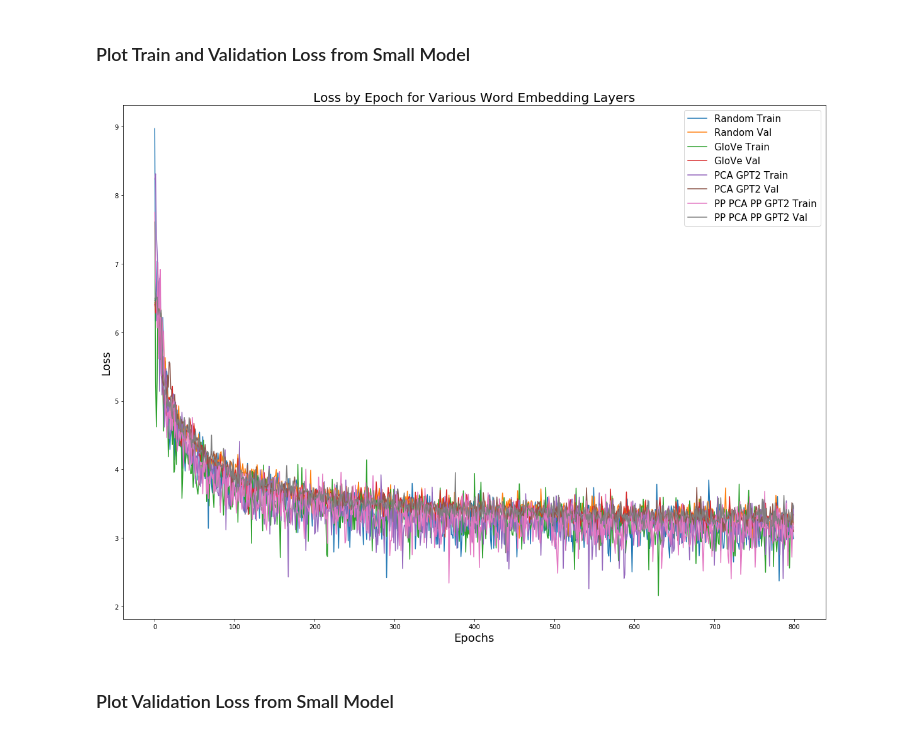
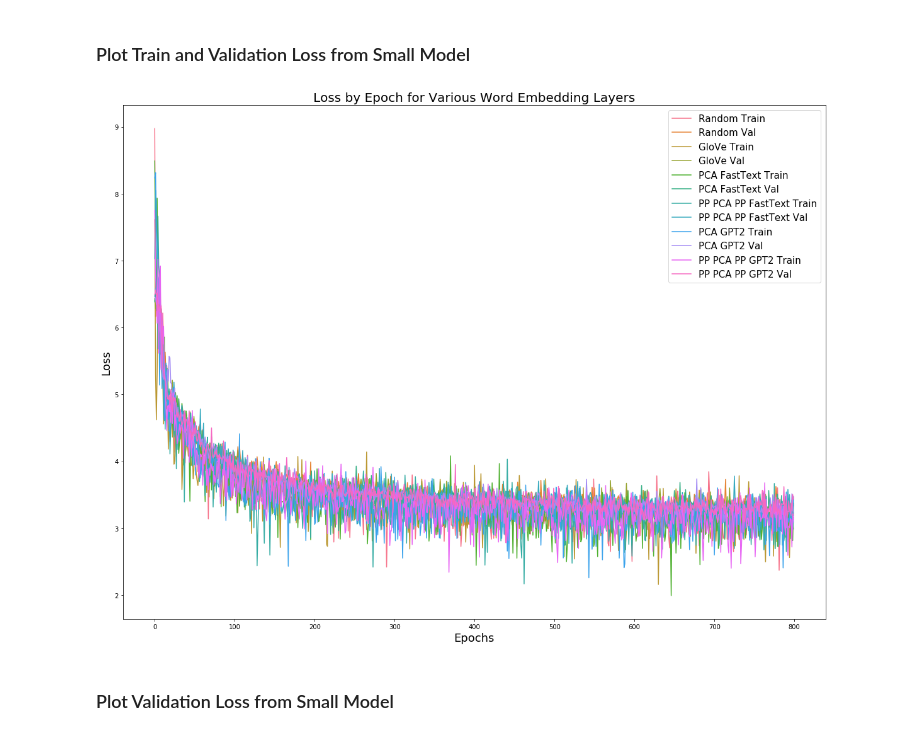
Before and after one commit to federated-learning-experiments/fl-text-models, a Jupyter notebook: notebooks/compare_embedding_layers.ipynb, the cells around one changed output. Cells and saved outputs as stored; diff of their text form; code cells hidden in the pictures.

```diff
--- a/notebooks/compare_embedding_layers.ipynb
+++ b/notebooks/compare_embedding_layers.ipynb
@@ -35,15 +41,15 @@ glove_train_accuracy = np.load('embedding_layer_results/glove_{}/train_accuracy.
 glove_val_loss = np.load('embedding_layer_results/glove_{}/val_loss.npy'.format(network))
 glove_val_accuracy = np.load('embedding_layer_results/glove_{}/val_accuracy.npy'.format(network))
 # %%
-# pca_fasttext_train_loss = np.load('embedding_layer_results/pca_fasttext_{}/train_loss.npy'.format(network))
-# pca_fasttext_train_accuracy = np.load('embedding_layer_results/pca_fasttext_{}/train_accuracy.npy'.format(network))
-# pca_fasttext_val_loss = np.load('embedding_layer_results/pca_fasttext_{}/val_loss.npy'.format(network))
-# pca_fasttext_val_accuracy = np.load('embedding_layer_results/pca_fasttext_{}/val_accuracy.npy'.format(network))
+pca_fasttext_train_loss = np.load('embedding_layer_results/pca_fasttext_{}/train_loss.npy'.format(network))
+pca_fasttext_train_accuracy = np.load('embedding_layer_results/pca_fasttext_{}/train_accuracy.npy'.format(network))
+pca_fasttext_val_loss = np.load('embedding_layer_results/pca_fasttext_{}/val_loss.npy'.format(network))
+pca_fasttext_val_accuracy = np.load('embedding_layer_results/pca_fasttext_{}/val_accuracy.npy'.format(network))
 # %%
-# pp_pca_pp_fasttext_train_loss = np.load('embedding_layer_results/pp_pca_pp_fasttext_{}/train_loss.npy'.format(network))
-# pp_pca_pp_fasttext_train_accuracy = np.load('embedding_layer_results/pp_pca_pp_fasttext_{}/train_accuracy.npy'.format(network))
-# pp_pca_pp_fasttext_val_loss = np.load('embedding_layer_results/pp_pca_pp_fasttext_{}/val_loss.npy'.format(network))
-# pp_pca_pp_fasttext_val_accuracy = np.load('embedding_layer_results/pp_pca_pp_fasttext_{}/val_accuracy.npy'.format(network))
+pp_pca_pp_fasttext_train_loss = np.load('embedding_layer_results/pp_pca_pp_fasttext_{}/train_loss.npy'.format(network))
+pp_pca_pp_fasttext_train_accuracy = np.load('embedding_layer_results/pp_pca_pp_fasttext_{}/train_accuracy.npy'.format(network))
+pp_pca_pp_fasttext_val_loss = np.load('embedding_layer_results/pp_pca_pp_fasttext_{}/val_loss.npy'.format(network))
+pp_pca_pp_fasttext_val_accuracy = np.load('embedding_layer_results/pp_pca_pp_fasttext_{}/val_accuracy.npy'.format(network))
 # %%
 pca_gpt2_train_loss = np.load('embedding_layer_results/pca_gpt2_{}/train_loss.npy'.format(network))
 pca_gpt2_train_accuracy = np.load('embedding_layer_results/pca_gpt2_{}/train_accuracy.npy'.format(network))
@@ -59,26 +65,27 @@ pp_pca_pp_gpt2_val_accuracy = np.load('embedding_layer_results/pp_pca_pp_gpt2_{}
 # %%
 x_axis = range(0, len(random_train_loss))
 # %%
+sns.set_palette(sns.color_palette("husl", 12))
 fig, ax = plt.subplots(figsize=(20, 15))
 ax.plot(x_axis, random_train_loss, label='Random Train')
 ax.plot(x_axis, random_val_loss, label='Random Val')
 ax.plot(x_axis, glove_train_loss, label='GloVe Train')
 ax.plot(x_axis, glove_val_loss, label='GloVe Val')
-# ax.plot(x_axis, pca_fasttext_train_loss, label='PCA FastText Train')
-# ax.plot(x_axis, pca_fasttext_val_loss, label='PCA FastText Val')
-# ax.plot(x_axis, pp_pca_pp_fasttext_train_loss, label='PP PCA PP FastText Train')
-# ax.plot(x_axis, pp_pca_pp_fasttext_val_loss, label='PP PCA PP FastText Val')
+ax.plot(x_axis, pca_fasttext_train_loss, label='PCA FastText Train')
+ax.plot(x_axis, pca_fasttext_val_loss, label='PCA FastText Val')
+ax.plot(x_axis, pp_pca_pp_fasttext_train_loss, label='PP PCA PP FastText Train')
+ax.plot(x_axis, pp_pca_pp_fasttext_val_loss, label='PP PCA PP FastText Val')
 ax.plot(x_axis, pca_gpt2_train_loss, label='PCA GPT2 Train')
 ax.plot(x_axis, pca_gpt2_val_loss, label='PCA GPT2 Val')
 ax.plot(x_axis, pp_pca_pp_gpt2_train_loss, label='PP PCA PP GPT2 Train')
 ax.plot(x_axis, pp_pca_pp_gpt2_val_loss, label='PP PCA PP GPT2 Val')
 ax.legend(loc='best', prop={'size': 15})
 plt.title('Loss by Epoch for Various Word Embedding Layers', fontsize=20)
 plt.xlabel('Epochs', fontsize=18)
 plt.ylabel('Loss', fontsize=18)
 plt.show()
 # %% [output]
-[figure, old version]
+[figure, new version]
 # %% [markdown]
 ### Plot Validation Loss from Small Model
 # %%
```
Also changed, not shown: parts of 34 cells of this notebook, 25 other files.
